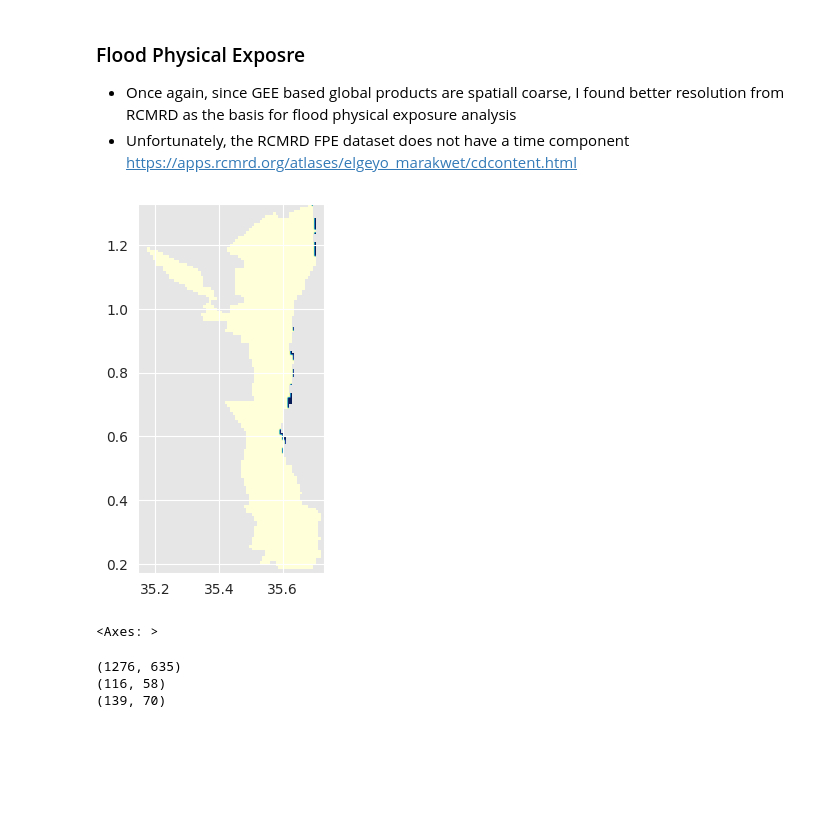
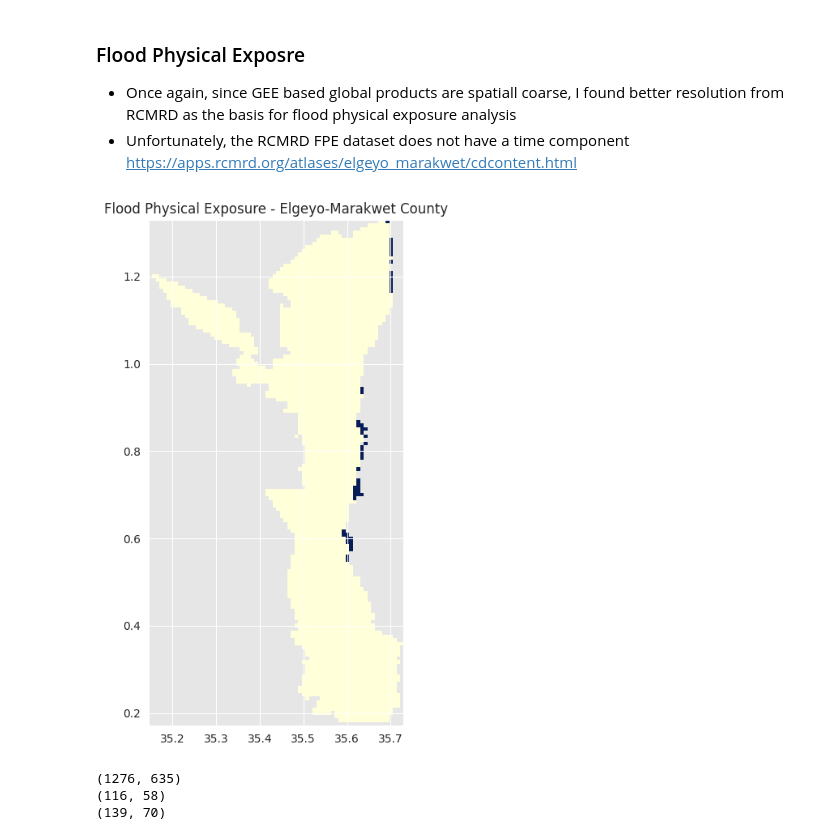
Before and after one commit to chrischank/Elgeyo-Marakwet_Hazards, a Jupyter notebook: notebooks/EDA.ipynb, the cells around one changed output. Saved outputs shown, nothing was run; the diff lists cells and outputs as text; code cells hidden in the pictures; blank space fills up the shorter version.

```diff
--- a/notebooks/EDA.ipynb
+++ b/notebooks/EDA.ipynb
@@ -10,7 +10,7 @@
 #######################################
 #Amini Solution Architect EDA notebook#
 #Maintainer: Christopher Chan         #
-#Version: 0.0.3                       #
+#Version: 0.1.0                       #
 #Date: 2025-03-15                     #
 #######################################
 
@@ -22,6 +22,7 @@ from pathlib import Path
 import geopandas as gpd
 import matplotlib.pyplot as plt
 import numpy as np
+import pandas as pd
 import rasterio as rio
 import seaborn as sns
 from dateutil.relativedelta import relativedelta
@@ -30,13 +31,16 @@ from rasterio.plot import show, show_hist
 
 %matplotlib inline
 
+# Set consistent figure style and size
+plt.rcParams['figure.figsize'] = (15, 8)
+plt.rcParams['figure.dpi'] = 120
+sns.set_style("darkgrid", {"axes.facecolor": ".9"})
+
 data_raw = Path('../data/01_raw')
 data_intermediate = Path('../data/02_intermediate')
 data_features = Path('../data/04_feature')
 
-fig, ax = plt.subplots(1, 4, figsize=(15, 7), sharey=True)
-
-sns.set_style("darkgrid", {"axes.facecolor": ".9"})
+fig, ax = plt.subplots(1, 4, figsize=(16, 8), sharey=True)
 
 for i, file in enumerate(sorted(glob(f"{data_raw}/vector/gadm41_KEN_shp/*.shp"))):
     gdf = gpd.read_file(file)
@@ -317,26 +328,30 @@ https://apps.rcmrd.org/atlases/elgeyo_marakwet/cdcontent.html
 # %%
 with rio.open(f"{data_raw}/raster/FPE_RCMRD/Flood Physical Exposure.tif") as src:
     assert src.crs == EMC1_gpd.crs, "Raster and vector CRS do not match"
     # Masking needed as the original FPE has a different extent than GADM41_KEN_3 EMC1_gpd
     FPE_arr, out_transform = mask(src, EMC1_gpd.geometry, crop=True, all_touched=True)
     profile = src.profile
 
     profile.update({
         'driver': 'GTiff',
         'height': FPE_arr.shape[1],
         'width': FPE_arr.shape[2],
         'transform': out_transform,  # Use the new transform
         'dtype': np.float32,
         'nodata': np.nan
     })
 
     FPE_arr = FPE_arr.astype(np.float16)
     FPE_arr[FPE_arr == 255] = np.nan
 
-show(FPE_arr, transform=out_transform, cmap='YlGnBu')
+fig, ax = plt.subplots(1, 1, figsize=(15, 7))
+FRE_plot = show(FPE_arr, ax=ax, transform=out_transform, cmap='YlGnBu')
+ax.set_title("Flood Physical Exposure - Elgeyo-Marakwet County")
+plt.tight_layout()
+plt.savefig(f"{figure_path}/FPE_plot.png")
+plt.show()
 # %% [output]
-[figure, old version]
+[figure, new version]
-<Axes: >
 # %%
 print(LDC_arrs[0].shape)
 print(cdi_mean.shape)
```
Also changed, not shown: parts of 12 cells of this notebook, 6 other files.
